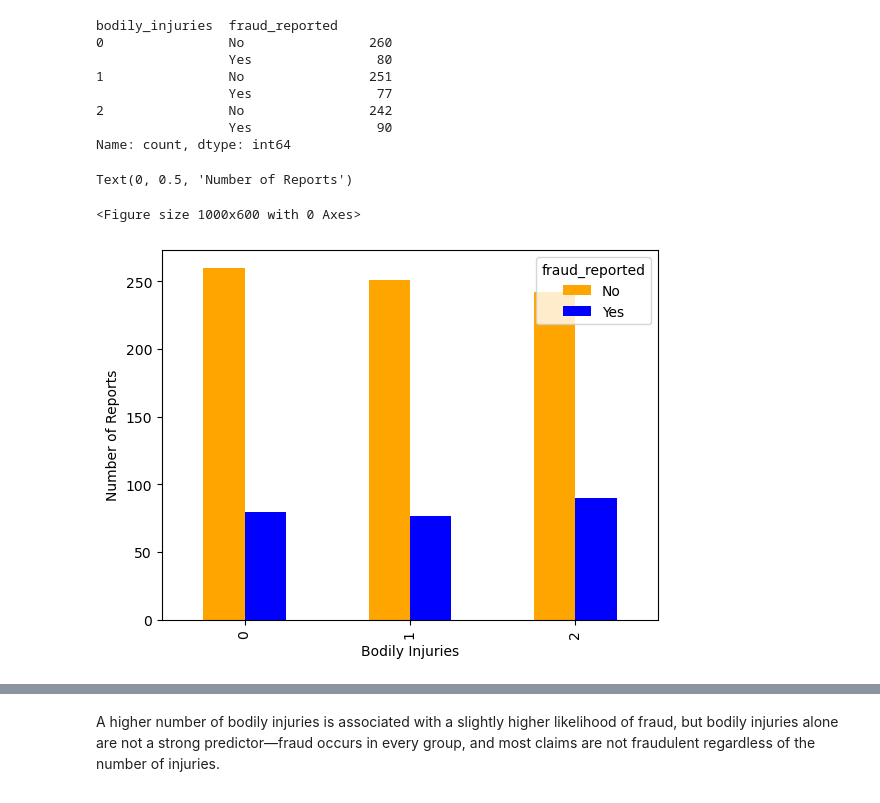
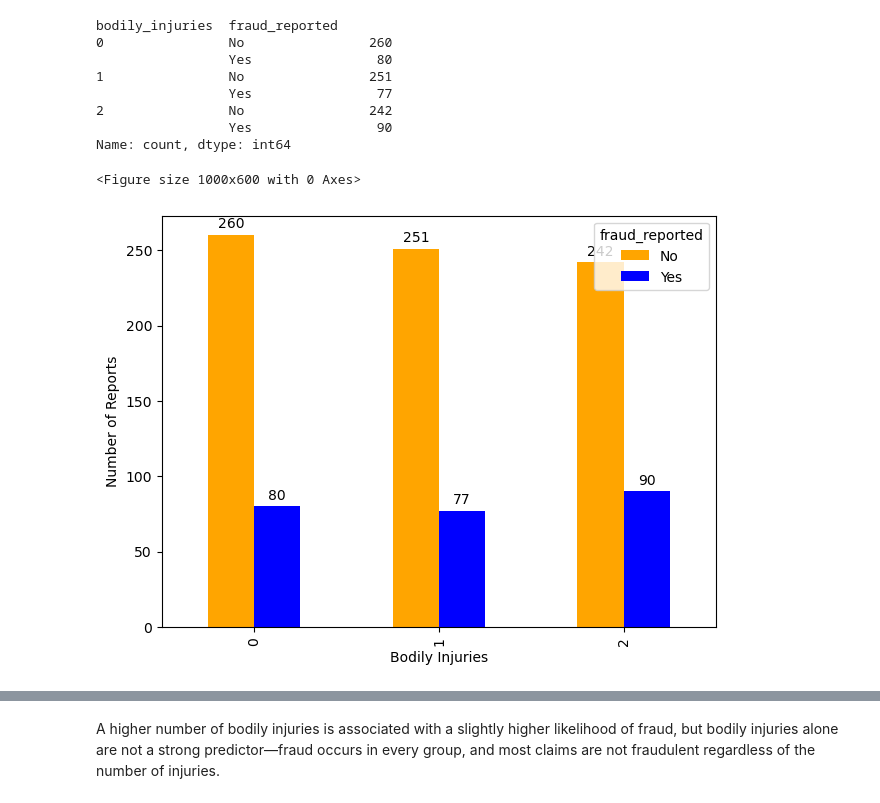
Before and after one commit to oaj1/Insurance_Claims, a Jupyter notebook: Insurance_Claims_ClaimsCircumstances_EDA.ipynb, the cells around one changed output, grey strips where cells are left out. Cells and saved outputs as stored; diff of their text form; code cells hidden in the pictures.

```diff
--- a/Insurance_Claims_ClaimsCircumstances_EDA.ipynb
+++ b/Insurance_Claims_ClaimsCircumstances_EDA.ipynb
@@ -118,12 +187,19 @@ plot_data = counts.unstack() if hasattr(counts, 'unstack') else counts
 col_order = plot_data.columns.tolist()
 colors = [custom_colors.get(col, 'gray') for col in col_order]
 
+
+
 plt.figure(figsize=(10, 6))
 ax = plot_data.plot(kind='bar', stacked=False, color=colors)
+
+for container in ax.containers:
+    ax.bar_label(container, padding=3)
+
 plt.xlabel('Property Damage')
 plt.ylabel('Number of Reports')
 plt.title('Number of Fraud Reported by Property Damage')
 plt.legend(title='Fraud Reported', labels=[col for col in col_order])
+plt.tight_layout()
 plt.show()
 # %% [output]
 <Figure size 1000x600 with 0 Axes>
@@ -130,0 +218,26 @@ plt.show()
+# %%
+# Let's visualize proportions as percentages
+plt.figure(figsize=(10, 6))
+
+# Define custom colors: 'Yes' as blue, 'No' as orange
+custom_colors = {'Yes': 'blue', 'No': 'orange', 'Y': 'blue', 'N': 'orange'}
+
+# Prepare normalized data for plotting percentages
+plot_data = df.groupby('fraud_reported')['property_damage'].value_counts(normalize=True).unstack()
+
+# Get the order of columns to match colors
+col_order = plot_data.columns.tolist()
+colors = [custom_colors.get(col, 'gray') for col in col_order]
+
+ax = plot_data.plot(kind='bar', stacked=False, color=colors)
+
+# Let's visualize proportions on the chart
+for container in ax.containers:
+    ax.bar_label(container, labels=[f'{v.get_height()*100:.0f}%' for v in container], padding=3)
+
+plt.xlabel('Property Damage')
+plt.ylabel('Proportion (%)')
+plt.title('Proportion of Fraud Reported by Property Damage')
+plt.legend(title='Fraud Reported', labels=[col for col in col_order])
+plt.tight_layout()
+plt.show()
@@ -146,19 +262,27 @@ Name: count, dtype: int64
 # %%
 #custom colors
 custom_colors = {'Yes': 'blue', 'No': 'orange', 'Y':'blue', 'N': 'orange'}
 
 # Prepare data for plotting
 plot_data = counts.unstack() if hasattr(counts, 'unstack') else counts
 
 #Make sure colors match columns
 col_order = plot_data.columns.tolist()
 colors = [custom_colors.get(col, 'gray') for col in col_order]
 
+for container in ax.containers:
+    ax.bar_label(container, padding=3)
+
 plt.figure(figsize=(10,6))
 ax = plot_data.plot(kind = 'bar', stacked = False, color = colors)
+
+for container in ax.containers:
+    ax.bar_label(container, padding=3)
+
 plt.xlabel('Bodily Injuries')
 plt.ylabel('Number of Reports')
+plt.tight_layout()
+plt.show()
 # %% [output]
-Text(0, 0.5, 'Number of Reports')
+<Figure size 1000x600 with 0 Axes>
-<Figure size 1000x600 with 0 Axes>
-[figure, old version]
+[figure, new version]
```
Also changed, not shown: parts of 13 cells of this notebook, 1 other file.
